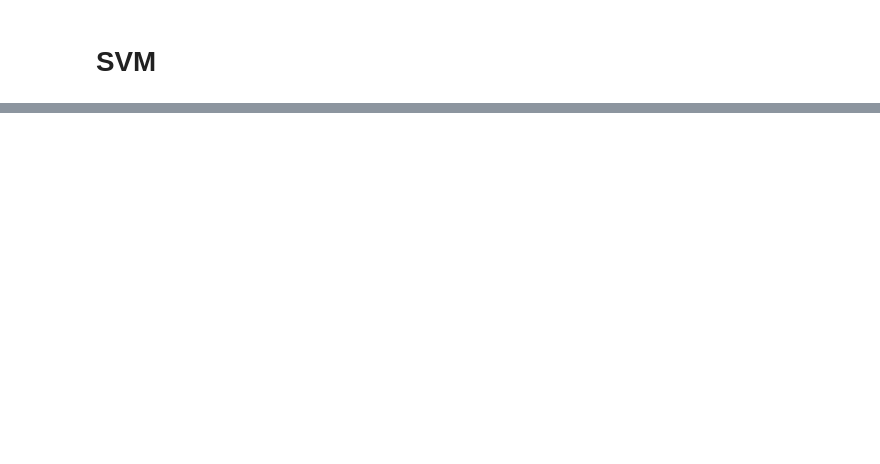
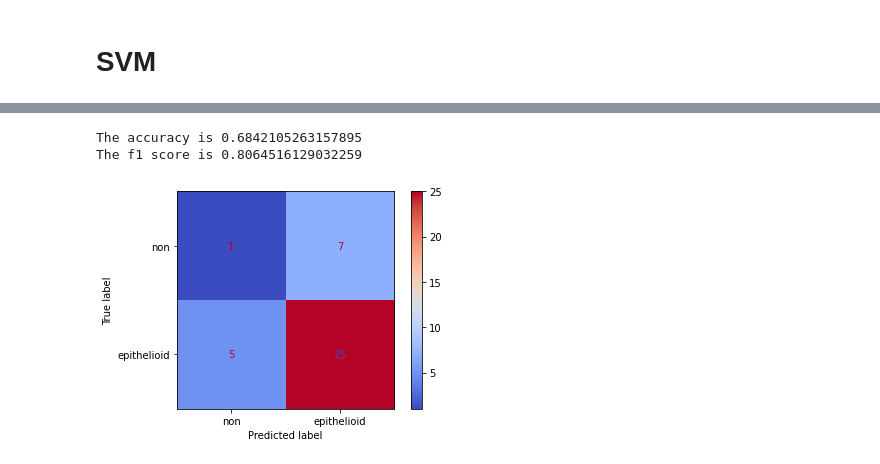
Before and after one commit to davibuss/Bioinformatics, a Jupyter notebook: ShallowLearning.ipynb, the cells around one changed output, grey strips where cells are left out. Saved outputs shown, nothing was run; the diff lists cells and outputs as text; code cells hidden in the pictures; blank space fills up the shorter version.

```diff
--- a/ShallowLearning.ipynb
+++ b/ShallowLearning.ipynb
@@ -397,0 +400,10 @@ plot_decision_boundaries(dataset,best_svc)
+# %%
+from sklearn.neighbors import KNeighborsClassifier
+
+knn_pipeline = Pipeline([('o', over), ('u', under),('clf',KNeighborsClassifier())])
+params_knn={
+            'clf__n_neighbors': [3,5,7]
+        }
+gridknn = GridSearchCV(knn_pipeline, param_grid = params_knn, cv = 5)
+grid_resultknn = gridknn.fit(X_train,y_train)
+best_params = grid_resultknn.best_params_
@@ -397,0 +414,6 @@ plot_decision_boundaries(dataset,best_svc)
+# %%
+see_scores(grid_resultknn,X_test,y_test)
+# %% [output]
+The accuracy is 0.6842105263157895
+The f1 score is 0.8064516129032259
+[figure, added]
```
Also changed, not shown: parts of 18 cells of this notebook.
